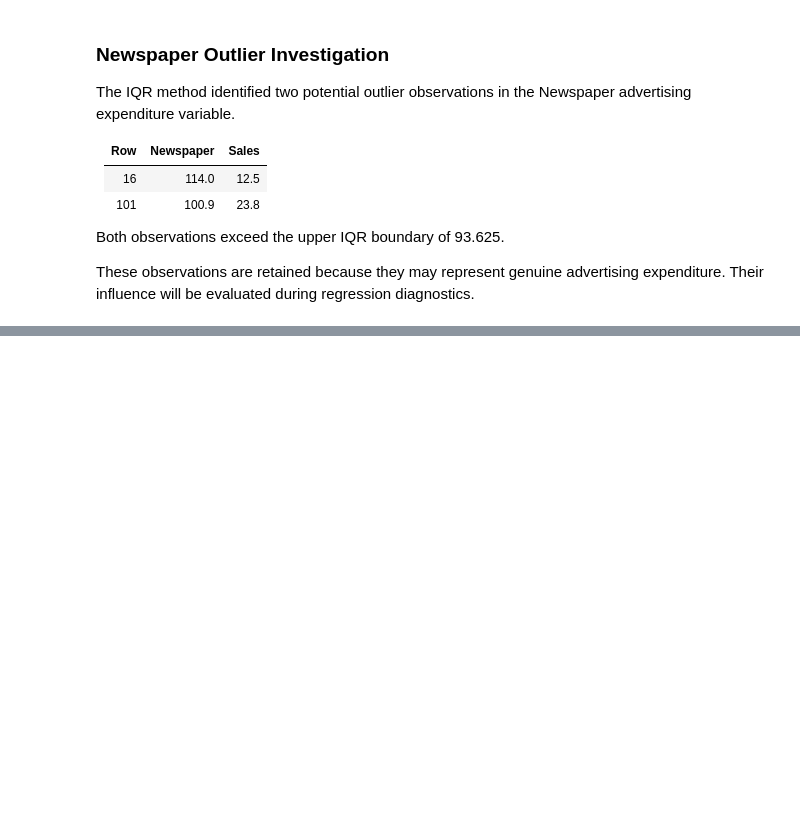
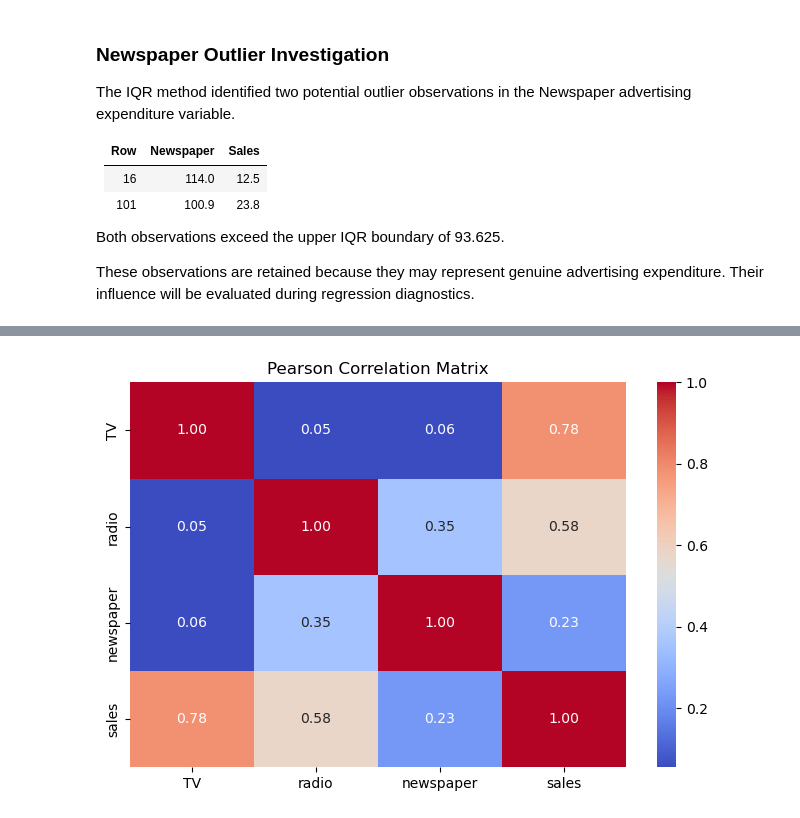
Before and after one commit to DishaaShankar/marketing-regression-case-study, a Jupyter notebook: Notebooks/2_eda.ipynb, the cells around one changed output, grey strips where cells are left out. Drawn from its saved outputs; the diff is of its cells as text; code cells hidden in the pictures; blank space fills up the shorter version.

```diff
--- a/Notebooks/2_eda.ipynb
+++ b/Notebooks/2_eda.ipynb
@@ -181,0 +210,5 @@ evaluated during regression diagnostics.
+# %%
+## correlation matrix -- pearson correlation coefficient
+
+correlation_matrix=df.corr(method='pearson')
+correlation_matrix
@@ -181,0 +221,15 @@ evaluated during regression diagnostics.
+# %%
+## creating heatmap for correlation matrix
+
+plt.figure(figsize=(8,5))
+sns.heatmap(
+    correlation_matrix,
+    annot=True,
+    cmap='coolwarm',
+    fmt=".2f"
+)
+
+plt.title("Pearson Correlation Matrix")
+plt.show()
+# %% [output]
+[figure, added]
```
Also changed, not shown: parts of 5 cells of this notebook.
